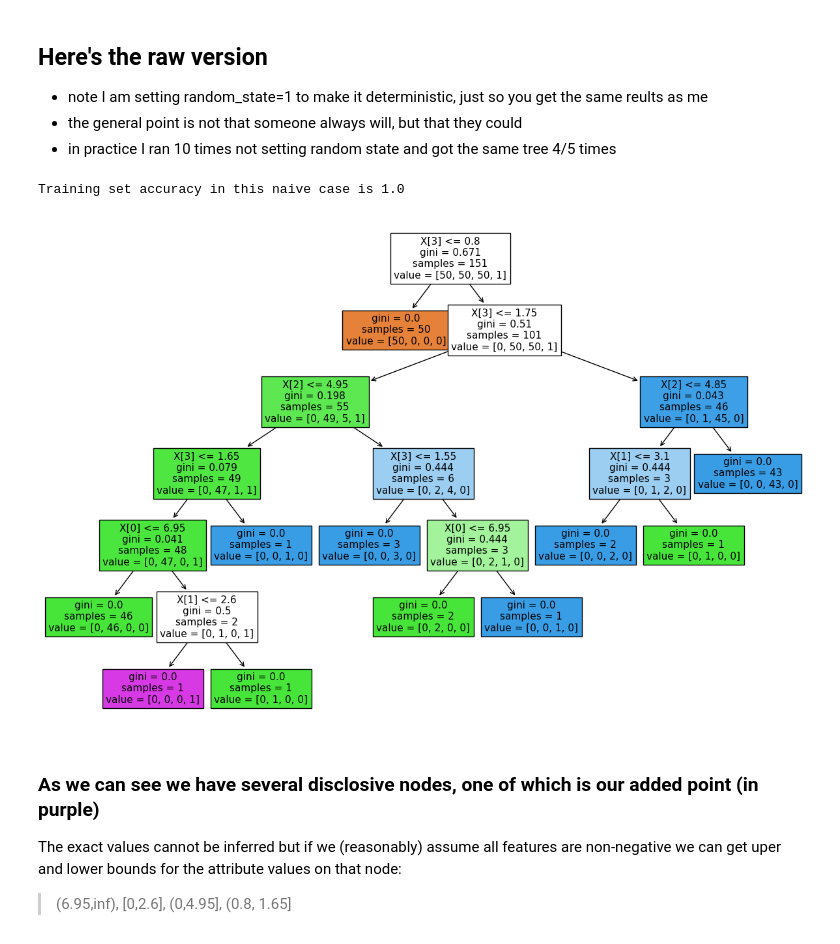
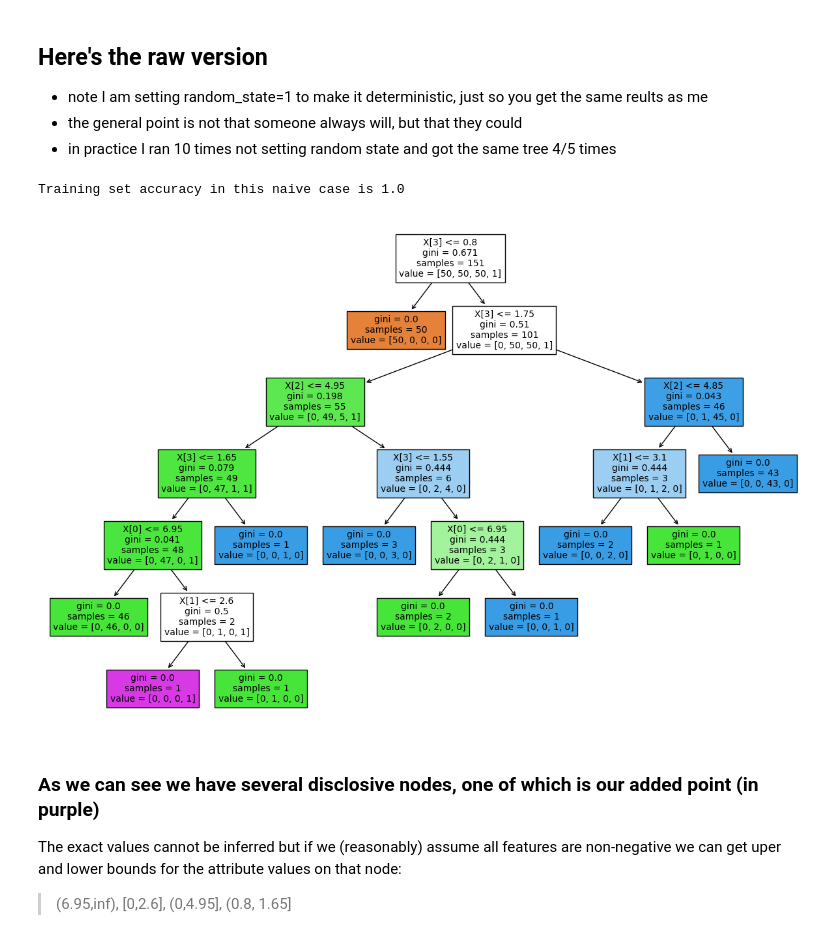
Before and after one commit to AI-SDC/SACRO-ML, a Jupyter notebook: example_notebooks/example-notebook-decisiontree.ipynb, the cells around one changed output. Cells and saved outputs as stored; diff of their text form; code cells hidden in the pictures.

```diff
--- a/example_notebooks/example-notebook-decisiontree.ipynb
+++ b/example_notebooks/example-notebook-decisiontree.ipynb
@@ -52,18 +53,18 @@ import matplotlib.pyplot as plt
 # %%
 # example code with no safety
 
 from sklearn.tree import DecisionTreeClassifier
 
 rawDT = DecisionTreeClassifier(min_samples_leaf=1, criterion="gini", random_state=1)
 rawDT.fit(X, y)
 
 print(f"Training set accuracy in this naive case is {rawDT.score(X,y)}")
 
 fig, ax = plt.subplots(1, 1, figsize=(15, 10))
-output = plot_tree(rawDT, filled=True, ax=ax, fontsize=11)
+output = plot_tree(rawDT, filled=True, ax=ax, fontsize=10)
 # %% [output]
 Training set accuracy in this naive case is 1.0
-[figure, old version]
+[figure, new version]
 # %% [markdown]
 ### As we can see we have several disclosive nodes, one of which is our added point (in purple)
 The exact values cannot be inferred but if we (reasonably) assume all features are non-negative we can get uper and lower bounds for the attribute values on that node:
```
Also changed, not shown: parts of 11 cells of this notebook, 5 other files.
